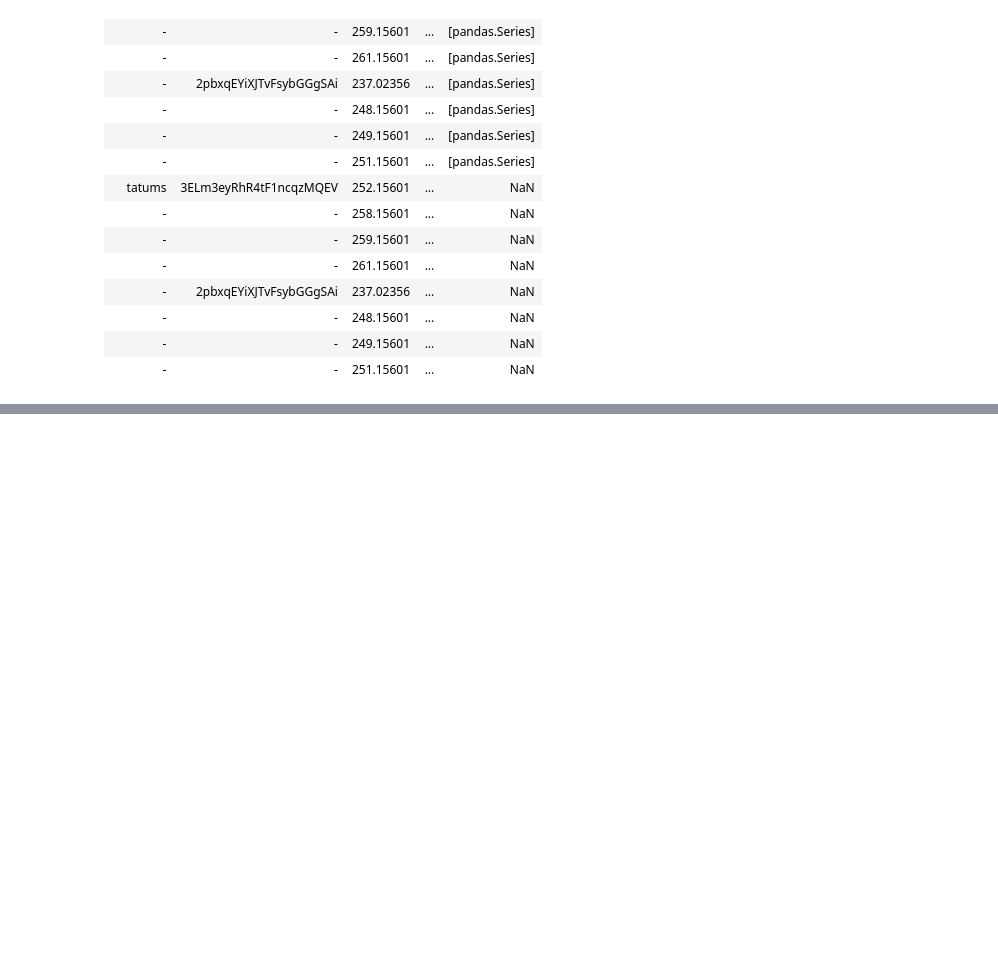
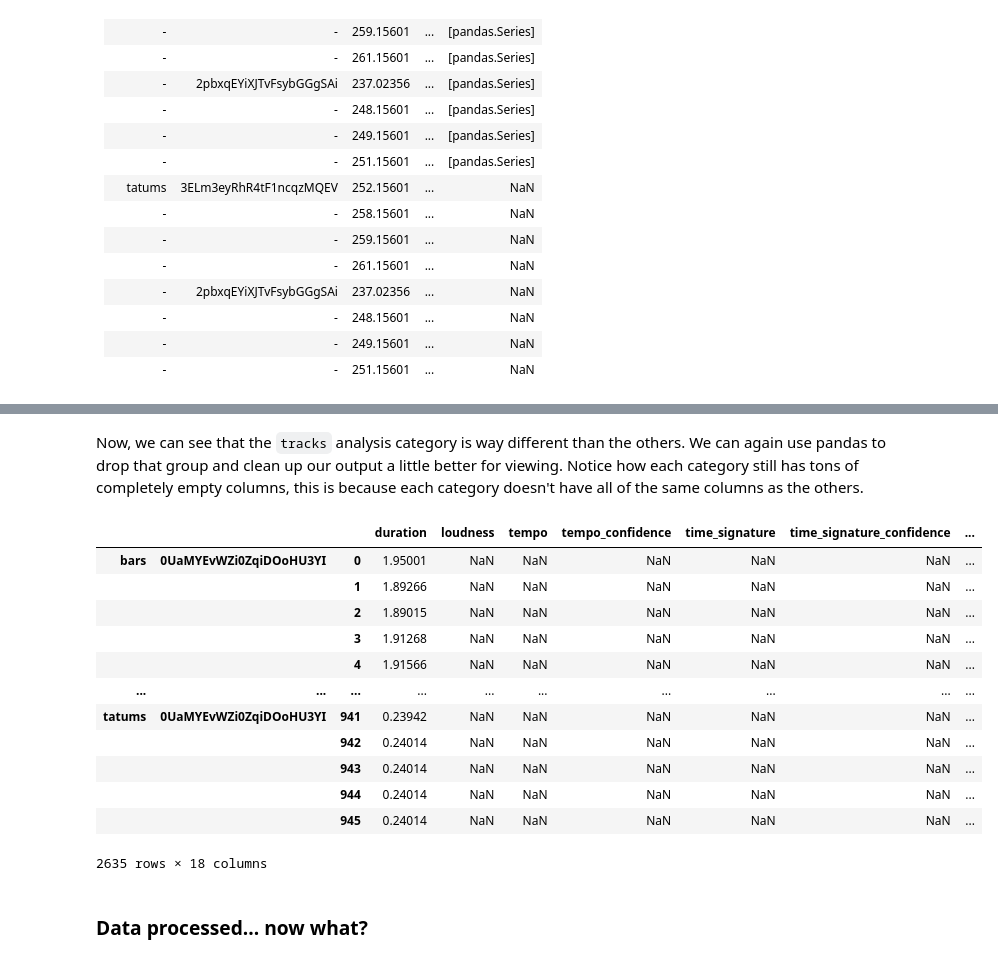
Before and after one commit to evanhuang117/spotify_million, a Jupyter notebook: playlist_predict.ipynb, the cells around one changed output, grey strips where cells are left out. Cells and saved outputs as stored; diff of their text form; code cells hidden in the pictures; blank space fills up the shorter version.

```diff
--- a/playlist_predict.ipynb
+++ b/playlist_predict.ipynb
@@ -275,0 +430,30 @@ We can query the table by using `pandas.groupby()`
+# %% [markdown]
+Now, we can see that the `tracks` analysis category is way different than the others. We can
+again use pandas to drop that group and clean up our output a little better for viewing.
+Notice how each category still has tons of completely empty columns, this is because
+each category doesn't have all of the same columns as the others.
+# %%
+# remove the tracks group
+without_tracks = playlist_analysis.drop(index='track')
+
+# group by song id
+group_by_song_id = without_tracks.groupby(level=1)
+
+# get a specific songs analysis
+group_by_song_id.get_group('0UaMYEvWZi0ZqiDOoHU3YI')
+# %% [output]
+|  |  |  | duration | loudness | tempo | tempo_confidence | time_signature | time_signature_confidence | ... |
+| bars | 0UaMYEvWZi0ZqiDOoHU3YI | 0 | 1.95001 | NaN | NaN | NaN | NaN | NaN | ... |
+|  |  | 1 | 1.89266 | NaN | NaN | NaN | NaN | NaN | ... |
+|  |  | 2 | 1.89015 | NaN | NaN | NaN | NaN | NaN | ... |
+|  |  | 3 | 1.91268 | NaN | NaN | NaN | NaN | NaN | ... |
+|  |  | 4 | 1.91566 | NaN | NaN | NaN | NaN | NaN | ... |
+| ... | ... | ... | ... | ... | ... | ... | ... | ... | ... |
+| tatums | 0UaMYEvWZi0ZqiDOoHU3YI | 941 | 0.23942 | NaN | NaN | NaN | NaN | NaN | ... |
+|  |  | 942 | 0.24014 | NaN | NaN | NaN | NaN | NaN | ... |
+|  |  | 943 | 0.24014 | NaN | NaN | NaN | NaN | NaN | ... |
+|  |  | 944 | 0.24014 | NaN | NaN | NaN | NaN | NaN | ... |
+|  |  | 945 | 0.24014 | NaN | NaN | NaN | NaN | NaN | ... |
+2635 rows × 18 columns
+# %% [markdown]
+### Data processed... now what?
```
Also changed, not shown: parts of 13 cells of this notebook.
